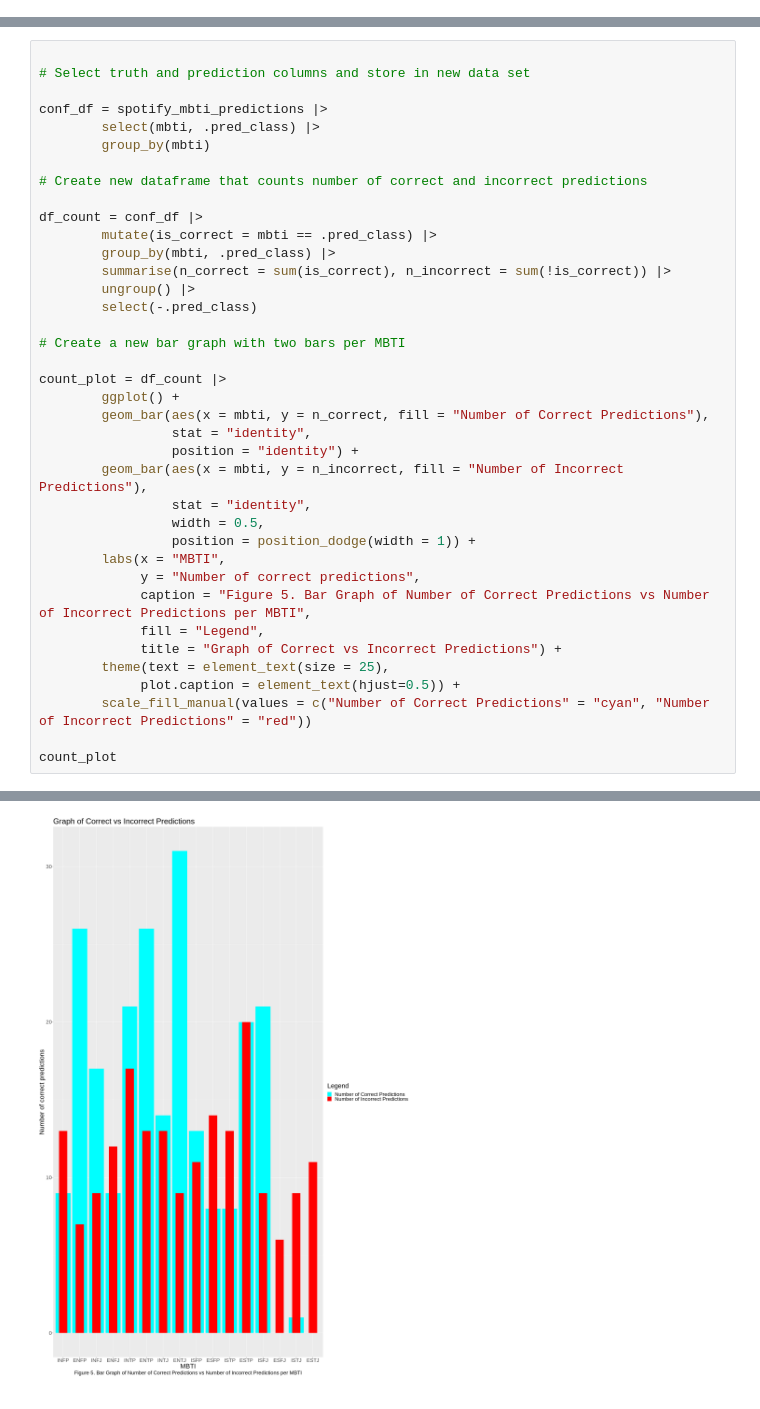
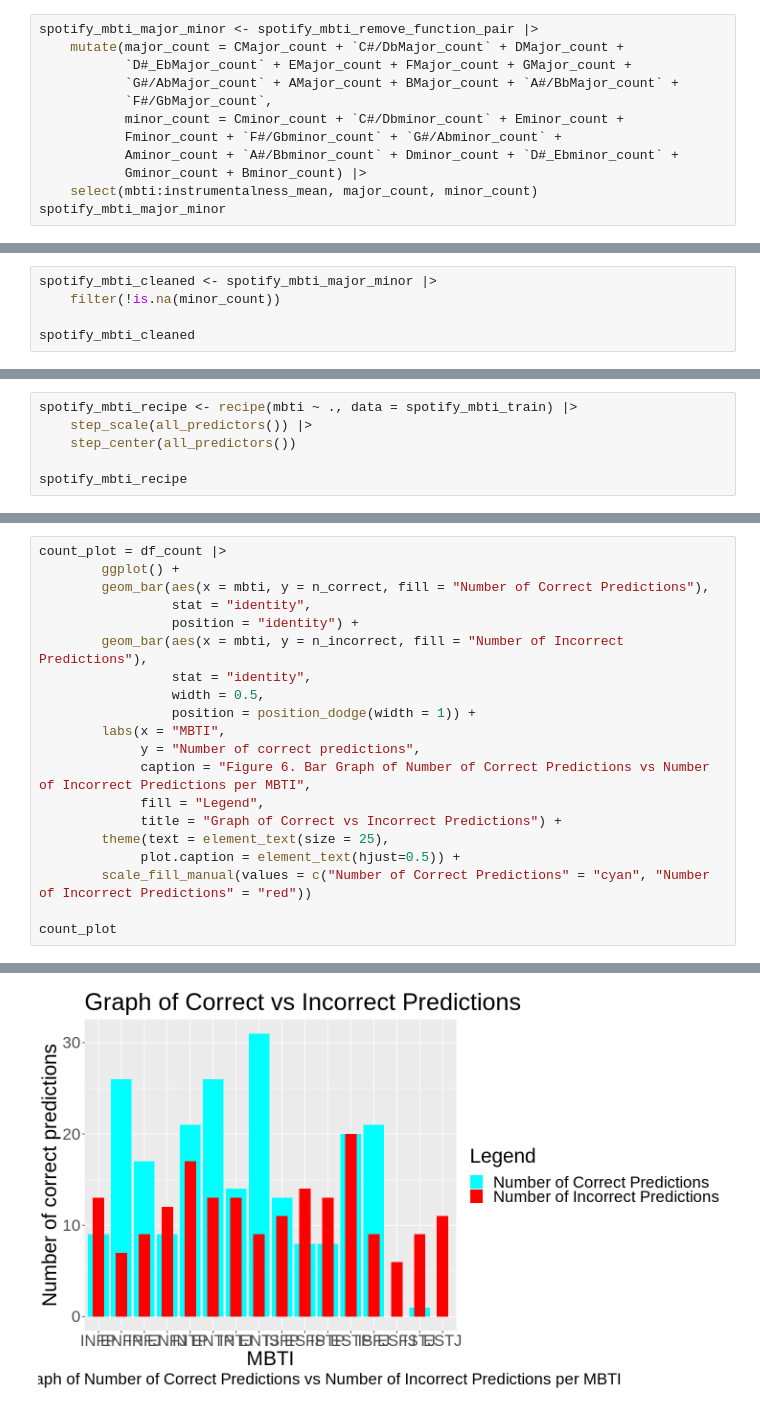
Before and after one commit to ccliang4/dsci-100-2022w1-sec-005-group-28, a Jupyter notebook: Group Project Report.ipynb, the cells around one changed output, grey strips where cells are left out. Drawn from its saved outputs; the diff is of its cells as text.

```diff
--- a/Group Project Report.ipynb
+++ b/Group Project Report.ipynb
@@ -63,0 +93,12 @@ A tibble: 4081 × 46
+# %%
+spotify_mbti_major_minor <- spotify_mbti_remove_function_pair |>
+    mutate(major_count = CMajor_count + `C#/DbMajor_count` + DMajor_count +
+           `D#_EbMajor_count` + EMajor_count + FMajor_count + GMajor_count +
+           `G#/AbMajor_count` + AMajor_count + BMajor_count + `A#/BbMajor_count` +
+           `F#/GbMajor_count`,
+           minor_count = Cminor_count + `C#/Dbminor_count` + Eminor_count +
+           Fminor_count + `F#/Gbminor_count` + `G#/Abminor_count` +
+           Aminor_count + `A#/Bbminor_count` + Dminor_count + `D#_Ebminor_count` +
+           Gminor_count + Bminor_count) |>
+    select(mbti:instrumentalness_mean, major_count, minor_count)
+spotify_mbti_major_minor
@@ -90,0 +135,5 @@ A tibble: 4077 × 23
+# %%
+spotify_mbti_cleaned <- spotify_mbti_major_minor |>
+    filter(!is.na(minor_count))
+
+spotify_mbti_cleaned
@@ -238,0 +311,6 @@ One way we will visualize the results is by visualizing the confusion matrix as
+# %%
+spotify_mbti_recipe <- recipe(mbti ~ ., data = spotify_mbti_train) |>
+    step_scale(all_predictors()) |>
+    step_center(all_predictors())
+
+spotify_mbti_recipe
@@ -354,22 +589,4 @@ To do this, we can create a bar chart that shows the total number of correct pre
 # %%
-
-# Select truth and prediction columns and store in new data set
-
-conf_df = spotify_mbti_predictions |>
-        select(mbti, .pred_class) |>
-        group_by(mbti)
-
-# Create new dataframe that counts number of correct and incorrect predictions
-
-df_count = conf_df |>
-        mutate(is_correct = mbti == .pred_class) |>
-        group_by(mbti, .pred_class) |>
-        summarise(n_correct = sum(is_correct), n_incorrect = sum(!is_correct)) |>
-        ungroup() |>
-        select(-.pred_class)
-
-# Create a new bar graph with two bars per MBTI
-
 count_plot = df_count |>
         ggplot() +
         geom_bar(aes(x = mbti, y = n_correct, fill = "Number of Correct Predictions"),
@@ -381,7 +598,7 @@ count_plot = df_count |>
                  position = position_dodge(width = 1)) +
         labs(x = "MBTI",
              y = "Number of correct predictions",
-             caption = "Figure 5. Bar Graph of Number of Correct Predictions vs Number of Incorrect Predictions per MBTI",
+             caption = "Figure 6. Bar Graph of Number of Correct Predictions vs Number of Incorrect Predictions per MBTI",
              fill = "Legend",
              title = "Graph of Correct vs Incorrect Predictions") +
         theme(text = element_text(size = 25),
@@ -395,2 +610,2 @@ count_plot
-[figure, old version]
+[figure, new version]
 # %% [markdown]
```
Also changed, not shown: parts of 112 cells of this notebook.
